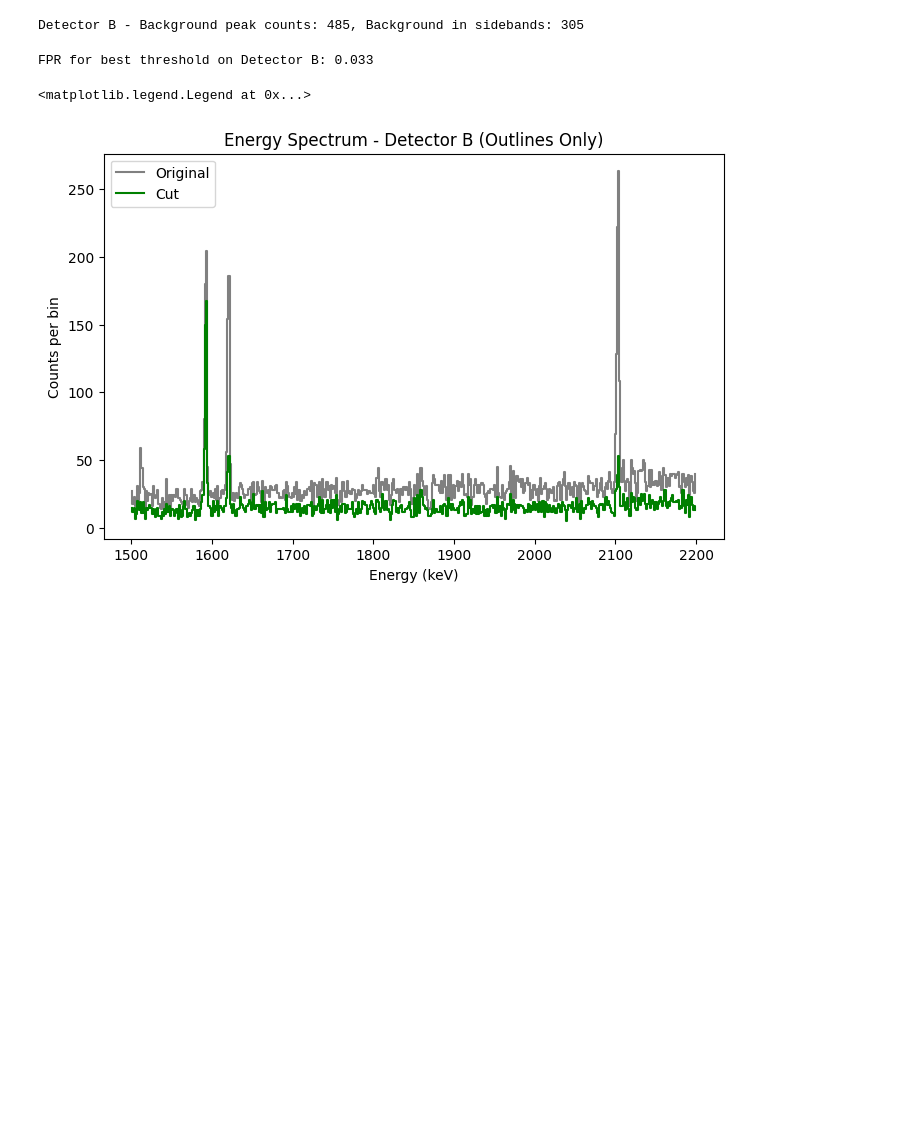
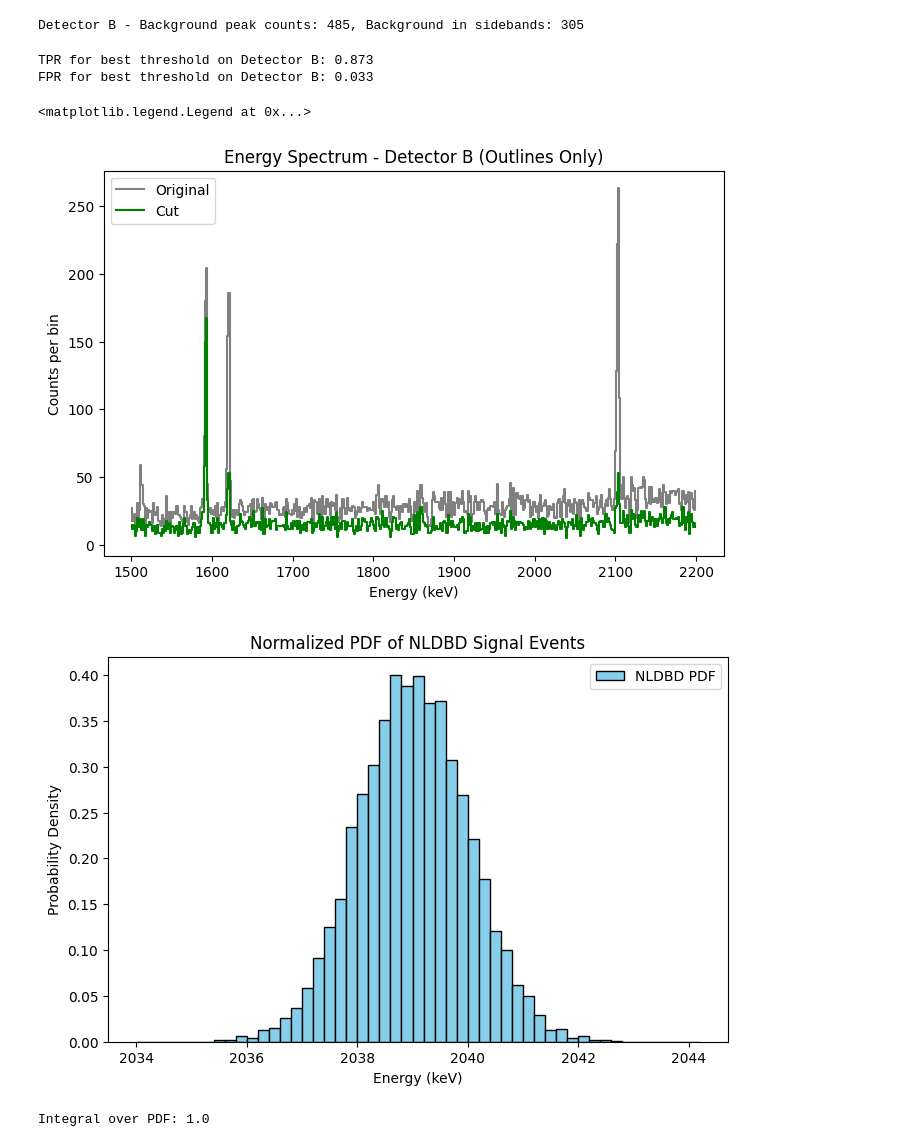
Before and after one commit to TangyKiwi/DSC-291-Final-Project, a Jupyter notebook: scripts/detectorsABCcut_Jet.ipynb, the cells around one changed output. Drawn from its saved outputs; the diff is of its cells as text; code cells hidden in the pictures; blank space fills up the shorter version.

Commit message:
generated pdf

```diff
--- a/scripts/detectorsABCcut_Jet.ipynb
+++ b/scripts/detectorsABCcut_Jet.ipynb
@@ -380,8 +422,13 @@ cut_bin_centers_B = 0.5 * (bin_edges_cut_B[1:] + bin_edges_cut_B[:-1])
 
 N_c_B = cut_counts_B[bkg_region_B].sum() # Total counts in background region after cut
 B_c_B = cut_counts_B[bkg_sideband_B].sum() # Background in sidebands after cut
-cut_eff_bkg = (N_c_B - tau * B_c_B) / (N_b_B - tau * B_bkg_B)
-print(f"FPR for best threshold on Detector B: {cut_eff_bkg:.3f}")
+N_c_sig_B = cut_counts_B[signal_region_B].sum()
+B_c_sig_B = cut_counts_B[signal_sideband_B].sum()
+
+TPR = (N_c_sig_B - tau * B_c_sig_B) / (N_signal_B - tau * B_signal_B)
+FPR = (N_c_B - tau * B_c_B) / (N_b_B - tau * B_bkg_B)
+print(f"TPR for best threshold on Detector B: {TPR:.3f}")
+print(f"FPR for best threshold on Detector B: {FPR:.3f}")
 plt.figure(figsize=(8,5))
 # Original histogram (outline)
 plt.step(bin_centers_B, counts_B, where='mid', color='gray', label='Original')
@@ -392,6 +439,46 @@ plt.ylabel("Counts per bin")
 plt.title("Energy Spectrum - Detector B (Outlines Only)")
 plt.legend()
 # %% [output]
+TPR for best threshold on Detector B: 0.873
 FPR for best threshold on Detector B: 0.033
 <matplotlib.legend.Legend at 0x...>
 [figure]
+# %%
+import numpy as np
+import matplotlib.pyplot as plt
+
+# Parameters
+mu = 2039       # peak energy (keV)
+sigma = 1       # width (keV)
+n_events = 10000  # number of simulated signal events
+
+# Generate events from Gaussian
+events = np.random.normal(loc=mu, scale=sigma, size=n_events)
+
+# Define histogram bins
+bin_width = 0.2
+bins = np.arange(mu - 5*sigma, mu + 5*sigma + bin_width, bin_width)
+
+# Histogram
+counts, bin_edges = np.histogram(events, bins=bins)
+
+# Convert to PDF (normalize)
+pdf = counts / (np.sum(counts) * bin_width)
+
+# Bin centers for plotting
+bin_centers = (bin_edges[:-1] + bin_edges[1:]) / 2
+
+# Plot
+plt.figure(figsize=(8,5))
+plt.bar(bin_centers, pdf, width=bin_width, color='skyblue', edgecolor='k', label='NLDBD PDF')
+plt.xlabel('Energy (keV)')
+plt.ylabel('Probability Density')
+plt.title('Normalized PDF of NLDBD Signal Events')
+plt.legend()
+plt.show()
+
+# Optional: check area under PDF
+print("Integral over PDF:", np.sum(pdf)*bin_width)
+# %% [output]
+[figure, added]
+Integral over PDF: 1.0
```
Also changed, not shown: parts of 3 cells of this notebook, 3 other files.
